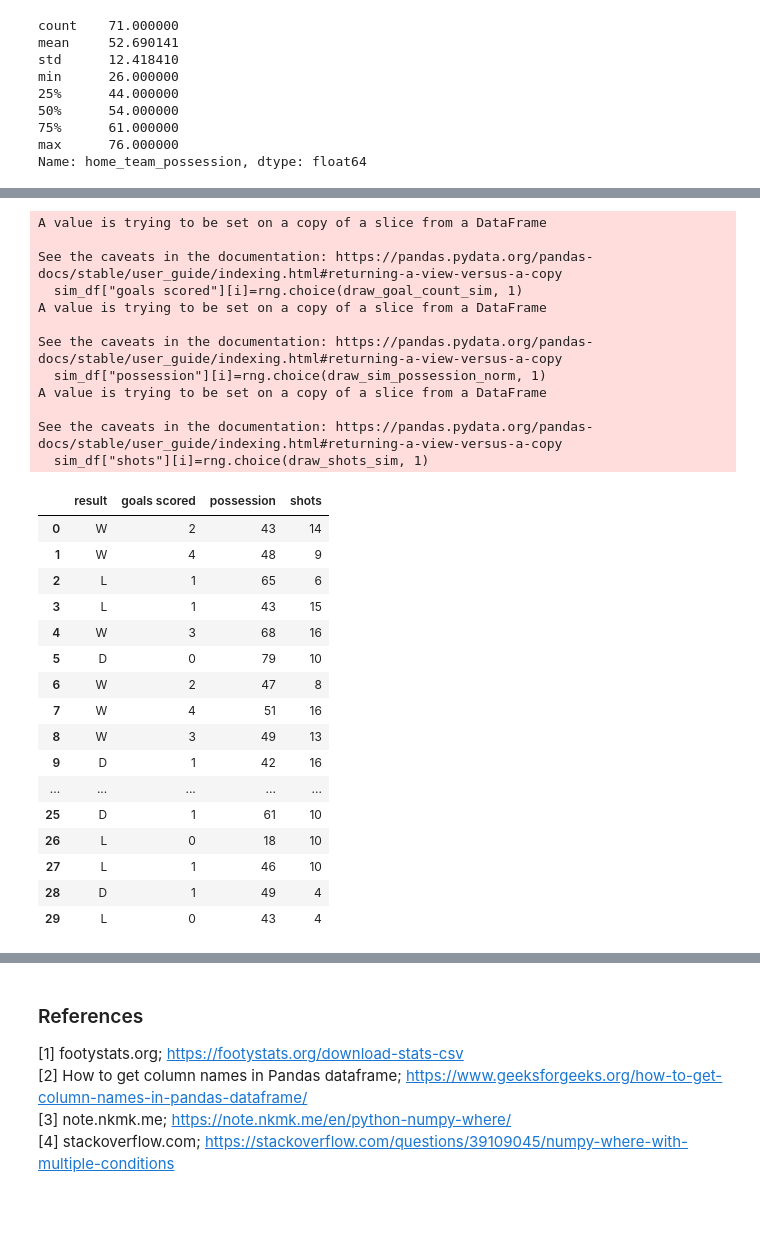
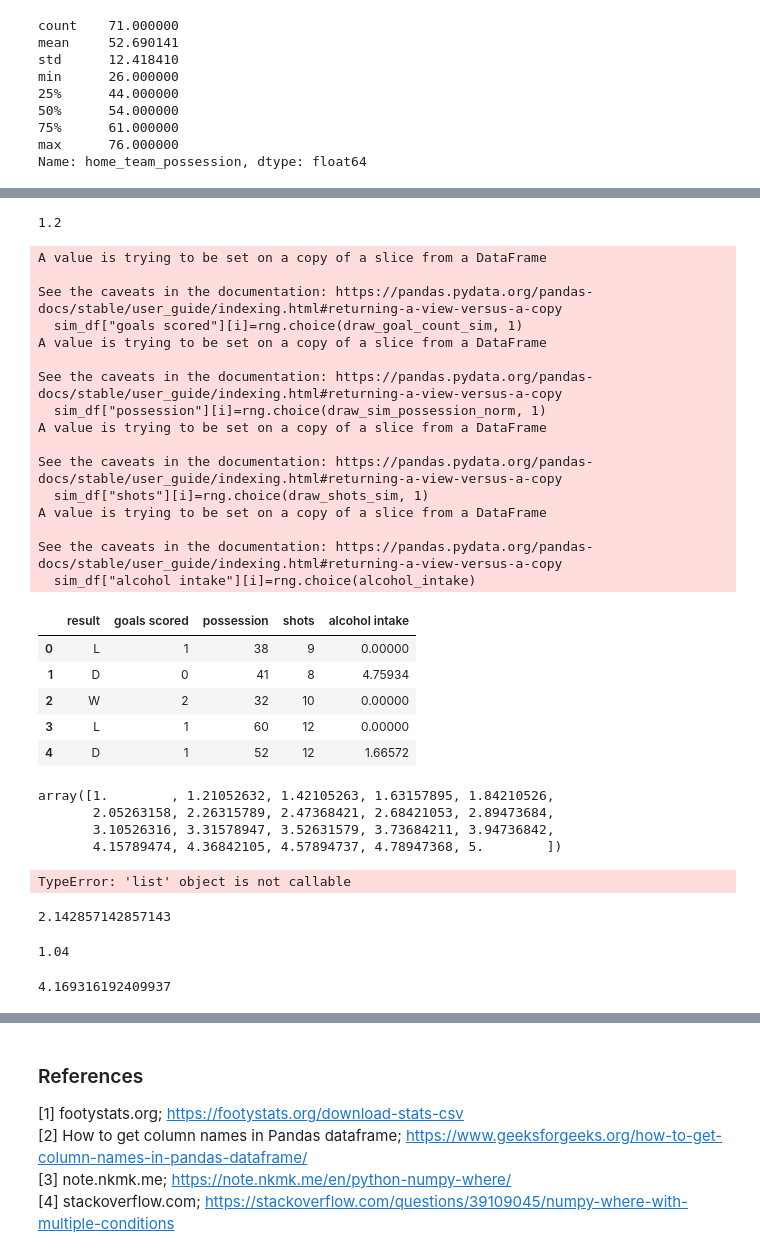
Before and after one commit to colm-o-caoimh/FootballSimulation, a Jupyter notebook: PDA_Project2020.ipynb, the cells around one changed output, grey strips where cells are left out. Cells and saved outputs as stored; diff of their text form; code cells hidden in the pictures; blank space fills up the shorter version.

```diff
--- a/PDA_Project2020.ipynb
+++ b/PDA_Project2020.ipynb
@@ -1461,13 +1479,21 @@ sns.distplot( draw_sim_possession_comparison["draw sim"] , bins=10, color="olive
+# %%
+list = [1.2, 1.5, 3.6]
+rng.choice(list)
+# %% [output]
+1.2
 # %%
 # sim_df["goals scored"] = 0
 # sim_df["possession"] = 0
 # sim_df["shots"] = 0
+sim_df["alcohol intake"] = 0.0
+pd.options.display.precision = 5
 
 for i in range(len(sim_df)):
     if sim_df["result"][i]=="D":
         sim_df["goals scored"][i]=rng.choice(draw_goal_count_sim, 1)
         sim_df["possession"][i]=rng.choice(draw_sim_possession_norm, 1)
         sim_df["shots"][i]=rng.choice(draw_shots_sim, 1)
+        sim_df["alcohol intake"][i]=rng.choice(alcohol_intake)
 # %% [output]
 A value is trying to be set on a copy of a slice from a DataFrame
 
@@ -1481,23 +1507,36 @@ A value is trying to be set on a copy of a slice from a DataFrame
 
 See the caveats in the documentation: https://pandas.pydata.org/pandas-docs/stable/user_guide/indexing.html#returning-a-view-versus-a-copy
   sim_df["shots"][i]=rng.choice(draw_shots_sim, 1)
+A value is trying to be set on a copy of a slice from a DataFrame
+
+See the caveats in the documentation: https://pandas.pydata.org/pandas-docs/stable/user_guide/indexing.html#returning-a-view-versus-a-copy
+  sim_df["alcohol intake"][i]=rng.choice(alcohol_intake)
 # %%
-sim_df.head(30)
+sim_df.head()
 # %% [output]
-|  | result | goals scored | possession | shots |
-| 0 | W | 2 | 43 | 14 |
-| 1 | W | 4 | 48 | 9 |
-| 2 | L | 1 | 65 | 6 |
-| 3 | L | 1 | 43 | 15 |
-| 4 | W | 3 | 68 | 16 |
-| 5 | D | 0 | 79 | 10 |
-| 6 | W | 2 | 47 | 8 |
-| 7 | W | 4 | 51 | 16 |
-| 8 | W | 3 | 49 | 13 |
-| 9 | D | 1 | 42 | 16 |
-| ... | ... | ... | ... | ... |
-| 25 | D | 1 | 61 | 10 |
-| 26 | L | 0 | 18 | 10 |
-| 27 | L | 1 | 46 | 10 |
-| 28 | D | 1 | 49 | 4 |
-| 29 | L | 0 | 43 | 4 |
+|  | result | goals scored | possession | shots | alcohol intake |
+| 0 | L | 1 | 38 | 9 | 0.00000 |
+| 1 | D | 0 | 41 | 8 | 4.75934 |
+| 2 | W | 2 | 32 | 10 | 0.00000 |
+| 3 | L | 1 | 60 | 12 | 0.00000 |
+| 4 | D | 1 | 52 | 12 | 1.66572 |
+# %%
+np.linspace(1, 5, 20)
+# %% [output]
+array([1.        , 1.21052632, 1.42105263, 1.63157895, 1.84210526,
+       2.05263158, 2.26315789, 2.47368421, 2.68421053, 2.89473684,
+       3.10526316, 3.31578947, 3.52631579, 3.73684211, 3.94736842,
+       4.15789474, 4.36842105, 4.57894737, 4.78947368, 5.        ])
+# %%
+average_category_premiums=list(round(sim_df.groupby("result")["shots"].mean()*8,0))
+average_category_premiums
+# %% [output]
+TypeError: 'list' object is not callable
+# %%
+15/7
+# %% [output]
+2.142857142857143
+# %%
+5.2/5
+# %% [output]
+1.04
@@ -1503,0 +1545,4 @@ sim_df.head(30)
+# %%
+rng.choice(alcohol_intake)
+# %% [output]
+4.169316192409937
```
Also changed, not shown: parts of 24 cells of this notebook.
